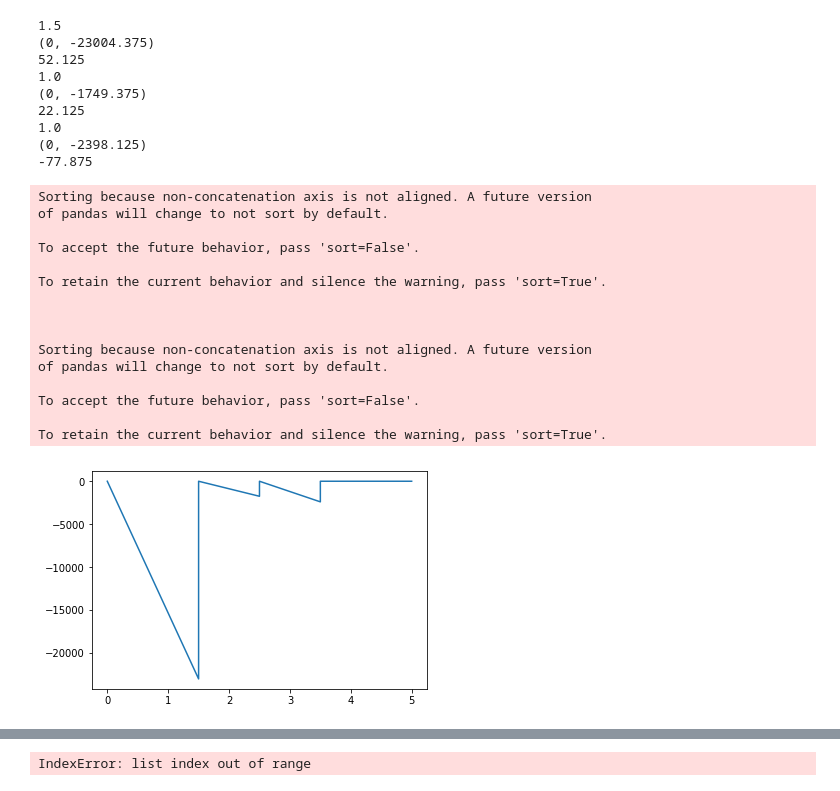
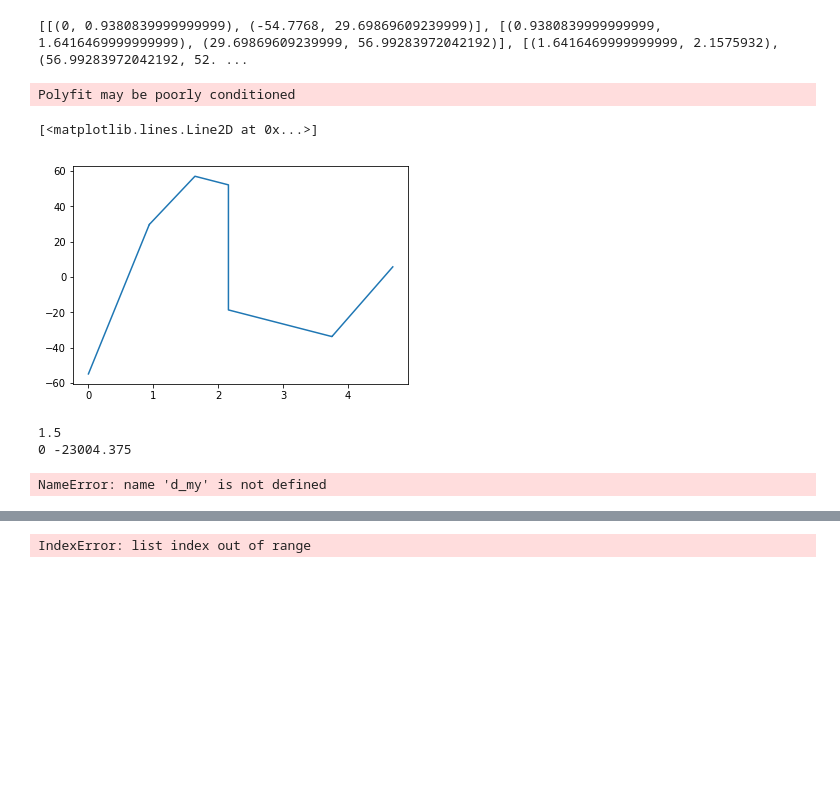
Before and after one commit to tsak1998/Thesis, a Jupyter notebook: Untitled.ipynb, the cells around one changed output, grey strips where cells are left out. Saved outputs shown, nothing was run; the diff lists cells and outputs as text; code cells hidden in the pictures; blank space fills up the shorter version.

Commit message:
wokring on graphs

```diff
--- a/Untitled.ipynb
+++ b/Untitled.ipynb
@@ -204,2 +204,2 @@ point_loads = pd.read_csv('model_test/test_1/point_loads.csv')
 # %%
-element = elements.loc[elements['en']==2]
+element = elements.loc[elements['en']==1].squeeze()
@@ -259,0 +214,3 @@ for index,load in point_loads.iterrows():
+# %%
+q_i = [294.336, 90.0511, 56.603, -0.077, -50.887, -54.7768]
+q_j = [294.336, 29.7488, -25.179, -0.077, -11.448, 5.7522]
@@ -260,3 +274,41 @@ for index,load in point_loads.iterrows():
+# %%
+print(M_z)
+# %% [output]
+[[(0, 0.9380839999999999), (-54.7768, 29.69869609239999)], [(0.9380839999999999, 1.6416469999999999), (29.69869609239999, 56.99283972042192)], [(1.6416469999999999, 2.1575932), (56.99283972042192, 52. ...
+# %%
+a =[[(0,1.5),(-182.62,42.5625)],[(1.5, 2.5), (42.5625, 94.6874)],
+[(2.5,3.5),(94.6875,116.8125)], [(3.5,5),(115.8125,0)]]
+# %%
+def fit_points(num_points, **kwargs):
+    columns = ['x']+list(kwargs)
+    df = pd.DataFrame([], columns=columns)
+    for key in kwargs.keys():
+        for segment in kwargs[key]:
+            x_ = segment[0]
+            y_ = segment[1]
+            a, b = x_[0], x_[-1]
+            if len(x_)<4:
+                degree = 1
+            else:
+                degree = 3
+            x = np.linspace(a, b, num_points)
+            coef = np.polyfit(x_, y_, degree)
+            if degree==1:
+                values = x*coef[0]+coef[1]
+            else:
+                values = x**3*coef[0]+x**2*coef[1]+x*coef[2]+coef[3]
+            d_t = pd.DataFrame([], columns=columns)
+            d_t[key] = values
+            d_t['x'] = x
+            df = pd.concat([df,d_t],axis=0, sort=False)
+    return df
+# %%
+temp = fit_points(10, Fx=M_z)
+plt.plot(temp['x'], temp['Fx'])
+# %% [output]
+Polyfit may be poorly conditioned
+[<matplotlib.lines.Line2D at 0x...>]
+[figure, added]
 # %%
 # entaseis akrwn
 q_i = [0, 0, 152.125, 0, 0, -185.625]
@@ -304,15 +356,15 @@ for p_, c_ in zip(p__,c):
 
     x = np.linspace(start, end, 10)
     coef = np.polyfit([start,end ], [Myi,Myj], 1)
-    d_my = x*coef[0]+coef[1]
+    d_fy = x*coef[0]+coef[1]
     Myj= Myi
 
     t = {'x':x, 'My':d_my}
-    d_t = pd.DataFrame([], columns=['x','My'])
+    d_t = pd.DataFrame([], columns=['x','Fy'])
     d_t['x'] = x
-    d_t['My'] = d_my
+    d_t['My'] = d_fy
     df = pd.concat([df,d_t],axis=0)
-    start = c_*L
+    start = c*L
     Fyi += p_
     print(Fyi)
     i += 1
@@ -331,30 +383,8 @@ m_points.append((L, Mj))
 q_points.append((L, Qj))
 # %% [output]
 1.5
-(0, -23004.375)
-52.125
-1.0
-(0, -1749.375)
-22.125
-1.0
-(0, -2398.125)
--77.875
+0 -23004.375
-Sorting because non-concatenation axis is not aligned. A future version
-of pandas will change to not sort by default.
-
-To accept the future behavior, pass 'sort=False'.
-
-To retain the current behavior and silence the warning, pass 'sort=True'.
-
-
-
-Sorting because non-concatenation axis is not aligned. A future version
-of pandas will change to not sort by default.
-
-To accept the future behavior, pass 'sort=False'.
-
-To retain the current behavior and silence the warning, pass 'sort=True'.
+NameError: name 'd_my' is not defined
-[figure, removed]
 # %%
 L = 5
 c1 =0.4
```
Also changed, not shown: parts of 12 cells of this notebook, 6 other files.
